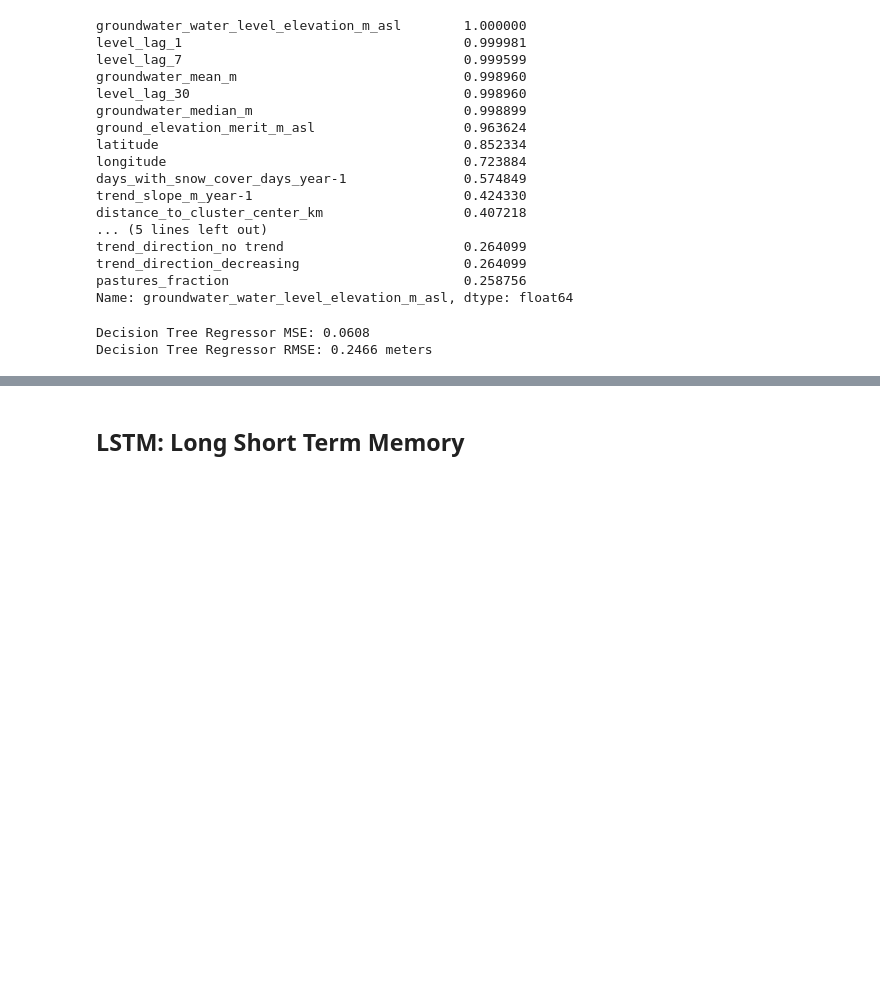
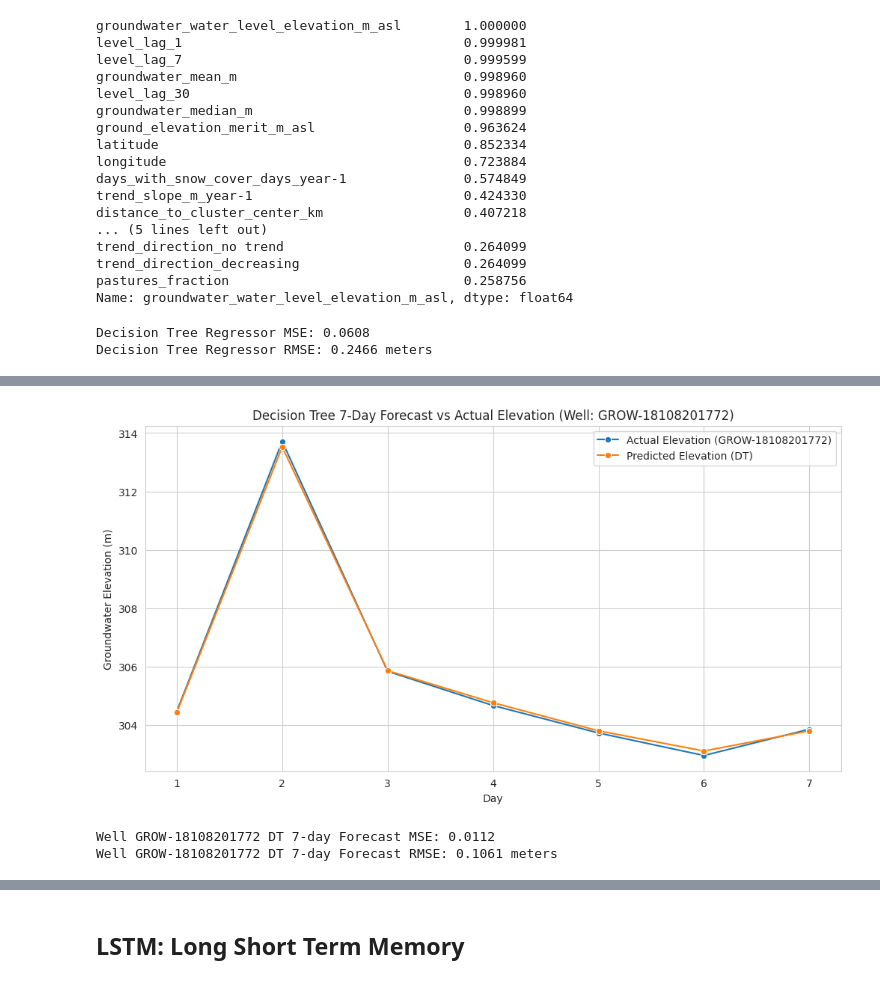
Before and after one commit to Break-Through-Tech/Microsoft-4B-groundwater-timeseries-prediction-using-AI, a Jupyter notebook: notebooks/model_evaluation.ipynb, the cells around one changed output, grey strips where cells are left out. Saved outputs shown, nothing was run; the diff lists cells and outputs as text; code cells hidden in the pictures; blank space fills up the shorter version.

```diff
--- a/notebooks/model_evaluation.ipynb
+++ b/notebooks/model_evaluation.ipynb
@@ -1010,0 +1039,24 @@ Decision Tree Regressor RMSE: 0.2466 meters
+# %%
+well_id = 'GROW-18108201772'
+well_test_mask = df_daily.loc[y_test_dt.index, 'GROW_ID'] == well_id
+X_test_well = X_test_filtered[well_test_mask]
+y_test_well = y_test_dt[well_test_mask]
+X_test_well_7days = X_test_well.iloc[:7]
+y_test_well_7days = y_test_well.iloc[:7]
+predicted_elevations_well_dt = dt_regressor.predict(X_test_well_7days)
+plt.figure(figsize=(12, 6))
+sns.lineplot(x=range(1, 8), y=y_test_well_7days.values, label='Actual Elevation (GROW-18108201772)', marker='o')
+sns.lineplot(x=range(1, 8), y=predicted_elevations_well_dt, label='Predicted Elevation (DT)', marker='o')
+plt.title(f'Decision Tree 7-Day Forecast vs Actual Elevation (Well: {well_id})')
+plt.xlabel('Day')
+plt.ylabel('Groundwater Elevation (m)')
+plt.legend()
+plt.grid(True)
+plt.show()
+dt_well_7day_mse = mean_squared_error(y_test_well_7days, predicted_elevations_well_dt)
+print(f"Well {well_id} DT 7-day Forecast MSE: {dt_well_7day_mse:.4f}")
+print(f"Well {well_id} DT 7-day Forecast RMSE: {np.sqrt(dt_well_7day_mse):.4f} meters")
+# %% [output]
+[figure, added]
+Well GROW-18108201772 DT 7-day Forecast MSE: 0.0112
+Well GROW-18108201772 DT 7-day Forecast RMSE: 0.1061 meters
```
Also changed, not shown: parts of 9 cells of this notebook, 1 other file.
